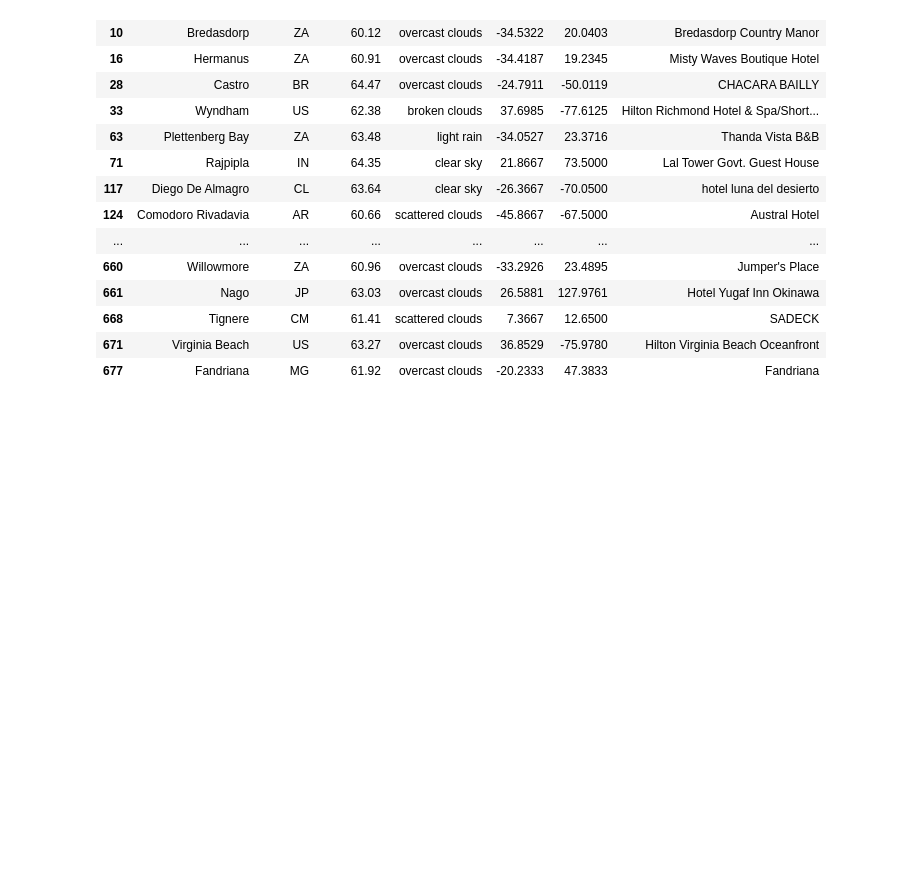
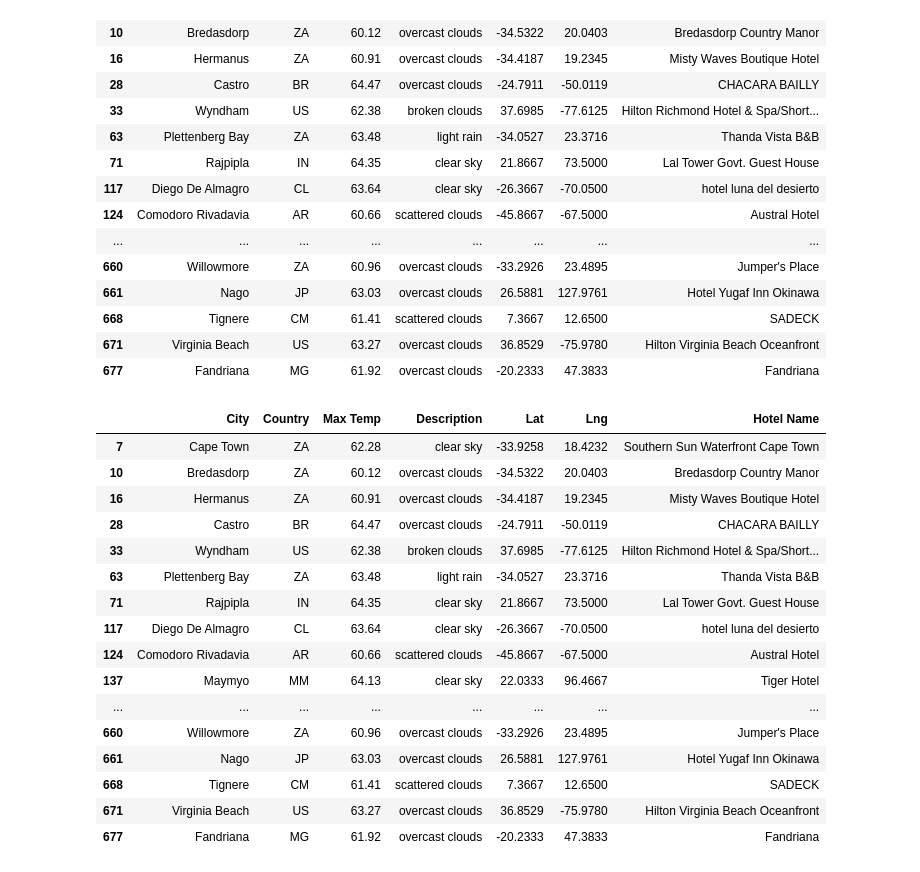
Before and after one commit to DALeske/World_Weather_Analysis, a Jupyter notebook: Vacation_Search/Vacation_Search.ipynb, the cells around one changed output. Drawn from its saved outputs; the diff is of its cells as text; code cells hidden in the pictures; blank space fills up the shorter version.

Commit message:
Correct hotel CSV

```diff
--- a/Vacation_Search/Vacation_Search.ipynb
+++ b/Vacation_Search/Vacation_Search.ipynb
@@ -174,8 +174,27 @@ hotel_df
 | 677 | Fandriana | MG | 61.92 | overcast clouds | -20.2333 | 47.3833 | Fandriana |
 # %%
 # 7. Drop the rows where there is no Hotel Name.
-hotel_df.replace('', np.nan)
-hotel_df =hotel_df.dropna()
+hotel_df_clean = hotel_df.replace('', np.nan)
+hotel_df_clean =hotel_df_clean.dropna()
+hotel_df_clean
+# %% [output]
+|  | City | Country | Max Temp | Description | Lat | Lng | Hotel Name |
+| 7 | Cape Town | ZA | 62.28 | clear sky | -33.9258 | 18.4232 | Southern Sun Waterfront Cape Town |
+| 10 | Bredasdorp | ZA | 60.12 | overcast clouds | -34.5322 | 20.0403 | Bredasdorp Country Manor |
+| 16 | Hermanus | ZA | 60.91 | overcast clouds | -34.4187 | 19.2345 | Misty Waves Boutique Hotel |
+| 28 | Castro | BR | 64.47 | overcast clouds | -24.7911 | -50.0119 | CHACARA BAILLY |
+| 33 | Wyndham | US | 62.38 | broken clouds | 37.6985 | -77.6125 | Hilton Richmond Hotel & Spa/Short... |
+| 63 | Plettenberg Bay | ZA | 63.48 | light rain | -34.0527 | 23.3716 | Thanda Vista B&B |
+| 71 | Rajpipla | IN | 64.35 | clear sky | 21.8667 | 73.5000 | Lal Tower Govt. Guest House |
+| 117 | Diego De Almagro | CL | 63.64 | clear sky | -26.3667 | -70.0500 | hotel luna del desierto |
+| 124 | Comodoro Rivadavia | AR | 60.66 | scattered clouds | -45.8667 | -67.5000 | Austral Hotel |
+| 137 | Maymyo | MM | 64.13 | clear sky | 22.0333 | 96.4667 | Tiger Hotel |
+| ... | ... | ... | ... | ... | ... | ... | ... |
+| 660 | Willowmore | ZA | 60.96 | overcast clouds | -33.2926 | 23.4895 | Jumper's Place |
+| 661 | Nago | JP | 63.03 | overcast clouds | 26.5881 | 127.9761 | Hotel Yugaf Inn Okinawa |
+| 668 | Tignere | CM | 61.41 | scattered clouds | 7.3667 | 12.6500 | SADECK |
+| 671 | Virginia Beach | US | 63.27 | overcast clouds | 36.8529 | -75.9780 | Hilton Virginia Beach Oceanfront |
+| 677 | Fandriana | MG | 61.92 | overcast clouds | -20.2333 | 47.3833 | Fandriana |
 # %%
 # 8a. Create the output File (CSV)
 output_data_file = "WeatherPy_vacation.csv"
```
Also changed, not shown: parts of 1 cell of this notebook, 2 other files.
